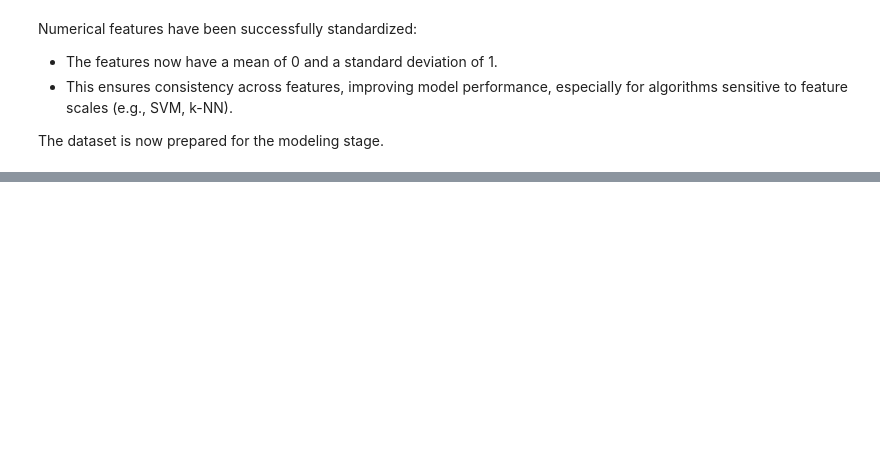
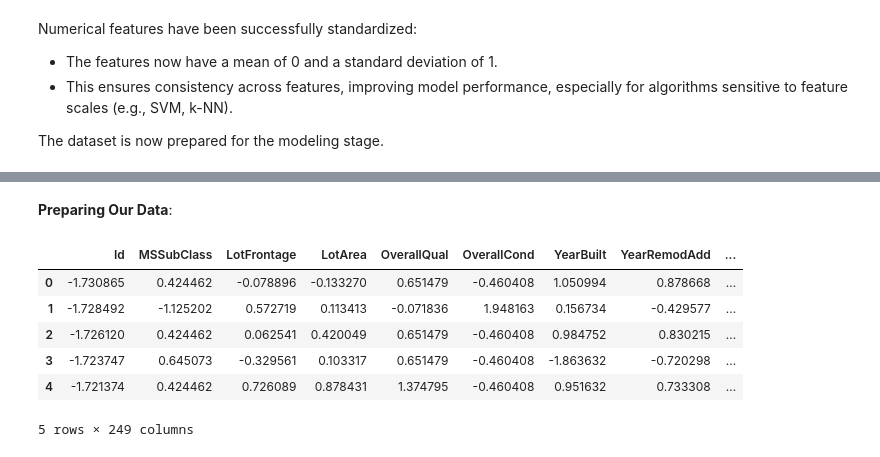
Before and after one commit to otuemre/HousePricingML, a Jupyter notebook: src/notebooks/housePricingML.ipynb, the cells around one changed output, grey strips where cells are left out. Saved outputs shown, nothing was run; the diff lists cells and outputs as text; code cells hidden in the pictures; blank space fills up the shorter version.

```diff
--- a/src/notebooks/housePricingML.ipynb
+++ b/src/notebooks/housePricingML.ipynb
@@ -536,12 +536,15 @@ nominal_features = [
     'MSZoning', 'Street', 'Alley', 'LotConfig', 'Neighborhood', 'Condition1',
     'Condition2', 'BldgType', 'HouseStyle', 'RoofStyle', 'RoofMatl',
     'Exterior1st', 'Exterior2nd', 'MasVnrType', 'Foundation', 'Heating',
-    'GarageType', 'SaleType', 'SaleCondition'
+    'GarageType', 'SaleType', 'SaleCondition', 'LotShape', 'LandContour',
+    'Utilities', 'LandSlope', 'CentralAir', 'Electrical', 'Functional',
+    'GarageFinish', 'PavedDrive', 'MiscFeature'
 ]
 
 ordinal_features = [
     'ExterQual', 'ExterCond', 'BsmtQual', 'BsmtCond', 'HeatingQC',
-    'KitchenQual', 'FireplaceQu', 'GarageQual', 'GarageCond', 'PoolQC', 'Fence'
+    'KitchenQual', 'FireplaceQu', 'GarageQual', 'GarageCond', 'PoolQC', 'Fence',
+    'BsmtExposure', 'BsmtFinType1', 'BsmtFinType2'
 ]
 
 # Define ordinal encoding mapping for ordinal features
@@ -556,7 +559,10 @@ ordinal_mapping = {
     'GarageQual': ['NoFeature', 'Po', 'Fa', 'TA', 'Gd', 'Ex'],
     'GarageCond': ['NoFeature', 'Po', 'Fa', 'TA', 'Gd', 'Ex'],
     'PoolQC': ['NoFeature', 'Fa', 'TA', 'Gd', 'Ex'],  # Pool-specific categories
-    'Fence': ['NoFeature', 'MnWw', 'MnPrv', 'GdWo', 'GdPrv']  # Fence-specific categories
+    'Fence': ['NoFeature', 'MnWw', 'MnPrv', 'GdWo', 'GdPrv'],  # Fence-specific categories
+    'BsmtExposure': ['NoFeature', 'No', 'Mn', 'Av', 'Gd'],  # BsmtExposure-specific categories
+    'BsmtFinType1': ['NoFeature', 'Unf', 'LwQ', 'Rec', 'BLQ', 'ALQ', 'GLQ'],  # BsmtFinType1-specific
+    'BsmtFinType2': ['NoFeature', 'Unf', 'LwQ', 'Rec', 'BLQ', 'ALQ', 'GLQ'],  # BsmtFinType2-specific
 }
 
 # Convert ordinal_mapping dictionary to a list of lists in the same order as ordinal_features
@@ -722,0 +747,12 @@ The dataset is now prepared for the modeling stage.
+# %% [markdown]
+**Preparing Our Data**:
+# %%
+df.head()
+# %% [output]
+|  | Id | MSSubClass | LotFrontage | LotArea | OverallQual | OverallCond | YearBuilt | YearRemodAdd | ... |
+| 0 | -1.730865 | 0.424462 | -0.078896 | -0.133270 | 0.651479 | -0.460408 | 1.050994 | 0.878668 | ... |
+| 1 | -1.728492 | -1.125202 | 0.572719 | 0.113413 | -0.071836 | 1.948163 | 0.156734 | -0.429577 | ... |
+| 2 | -1.726120 | 0.424462 | 0.062541 | 0.420049 | 0.651479 | -0.460408 | 0.984752 | 0.830215 | ... |
+| 3 | -1.723747 | 0.645073 | -0.329561 | 0.103317 | 0.651479 | -0.460408 | -1.863632 | -0.720298 | ... |
+| 4 | -1.721374 | 0.424462 | 0.726089 | 0.878431 | 1.374795 | -0.460408 | 0.951632 | 0.733308 | ... |
+5 rows × 249 columns
```
Also changed, not shown: parts of 31 cells of this notebook, 1 other file.
